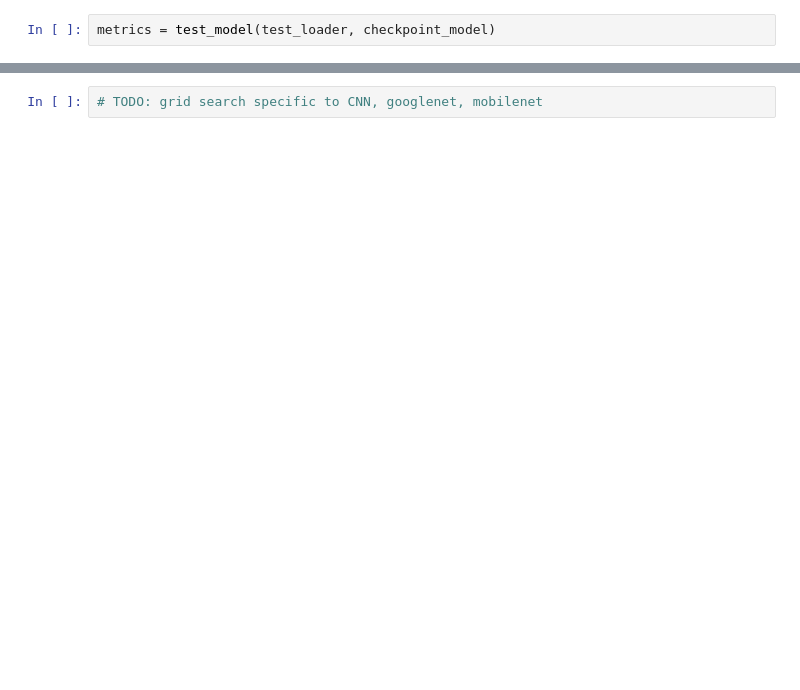
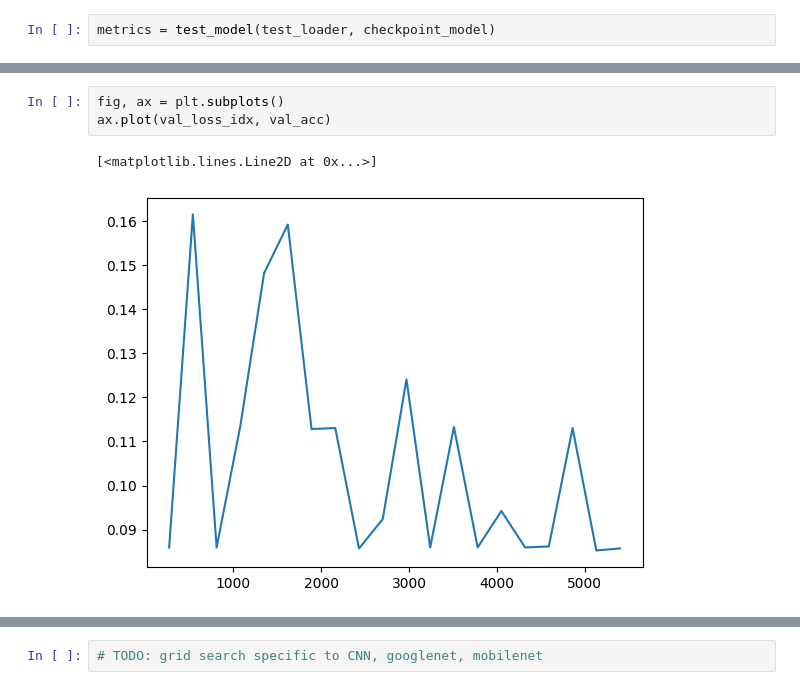
Before and after one commit to BChau3648/Math_156_Final_Project, a Jupyter notebook: training/training.ipynb, the cells around one changed output, grey strips where cells are left out. Saved outputs shown, nothing was run; the diff lists cells and outputs as text; blank space fills up the shorter version.

```diff
--- a/training/training.ipynb
+++ b/training/training.ipynb
@@ -321,0 +369,6 @@ metrics
+# %%
+fig, ax = plt.subplots()
+ax.plot(val_loss_idx, val_acc)
+# %% [output]
+[<matplotlib.lines.Line2D at 0x...>]
+[figure, added]
```
Also changed, not shown: parts of 29 cells of this notebook, 6 other files.
